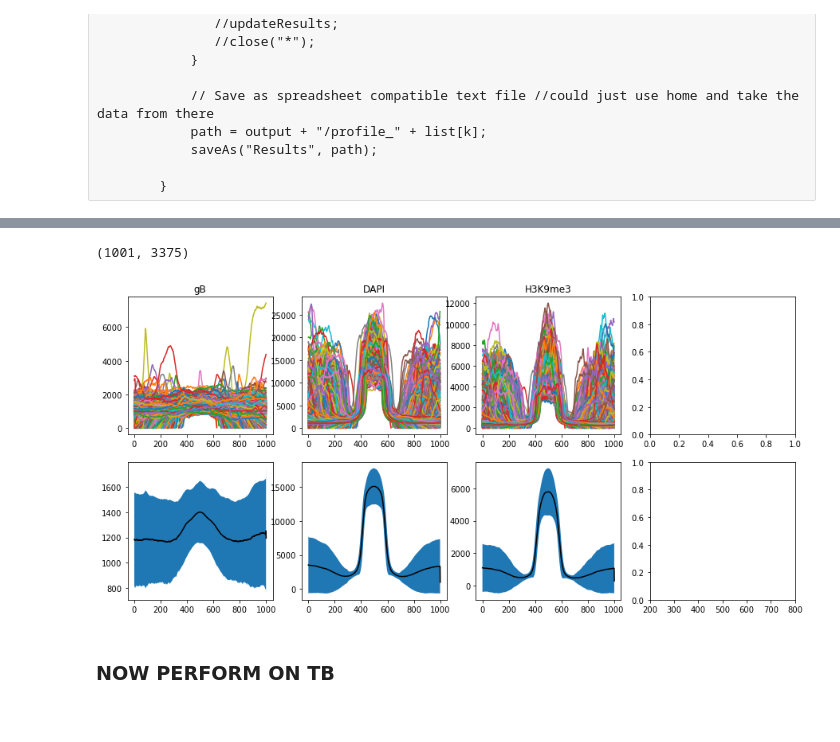
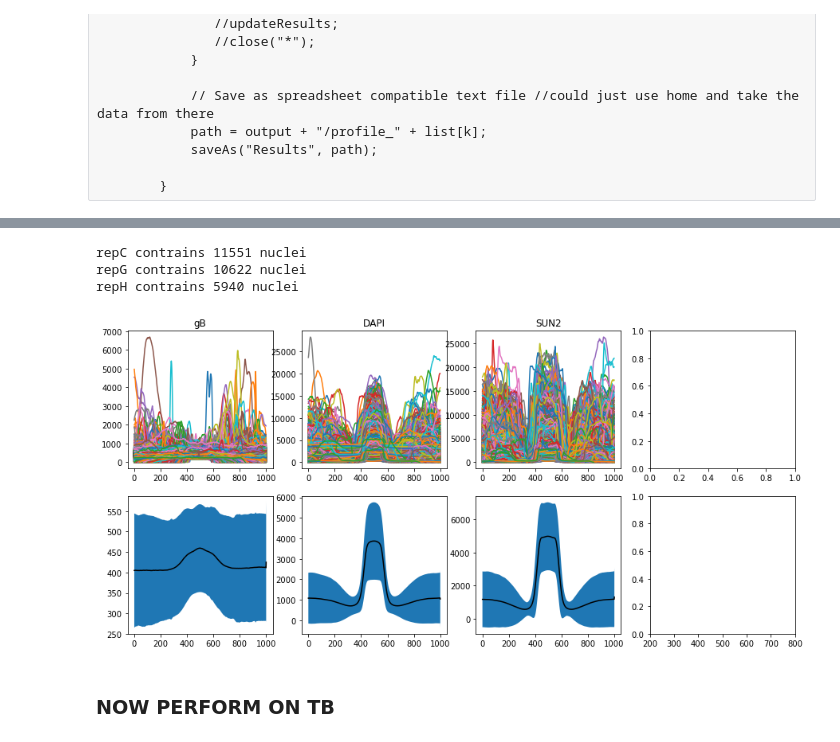
Before and after one commit to djproc/HCMV_cellclassificationCNN, a Jupyter notebook: LinescantoAnalysis.ipynb, the cells around one changed output, grey strips where cells are left out. Cells and saved outputs as stored; diff of their text form; code cells hidden in the pictures.

```diff
--- a/LinescantoAnalysis.ipynb
+++ b/LinescantoAnalysis.ipynb
@@ -33,12 +33,12 @@ G:\117\117_20190707_H3K9me3quant_repKrepL\_pipeline\v2
 # %% [markdown]
 ### Create list of files in TB_perfect folders from our training, validation and v4 high confidnece (99%) CNN sorted dataset
 # %%
-exp_var = "117_20190707_H3K9me3quant_repL_v2"
-date_var = 20190710
-time_var = "1321"
+exp_var = "137_20190805_SUN2quant_rerpCGH_v1"
+date_var = 20190817
+time_var = "1145"
 #### make this a drop down box ####
-MOCK_confidece_list = [99]
-TB_confidence_list = [99]
+MOCK_confidece_list = [99,90]
+TB_confidence_list = [99,90]
 
 MOCK_files = []
 for conf in MOCK_confidece_list:
@@ -263,9 +263,13 @@ concat_df_MOCK.head()
 # %%
-rep_val = "repL"
-concat_df_MOCK.filter(like=rep_val, axis=1).to_csv(f'{PATH}\\CNNpredictions_{date_var}_{time_var}\\{exp_var}_MOCK_LINESCANS_{rep_val}_only.csv', index=False)
-print(concat_df_MOCK.filter(like=rep_val, axis=1).shape)
+biorep_li = ["repC","repG","repH"]
+
+for biorep_val in biorep_li:
+    print(f'{biorep_val} contrains {concat_df_MOCK.filter(like=biorep_val, axis=1).shape[1]/3:.0f} nuclei')
+    concat_df_MOCK.filter(like=biorep_val, axis=1).to_csv(f'{PATH}\\CNNpredictions_{date_var}_{time_var}\\{exp_var}_RawLinescans_MOCK_{biorep_val}_only.csv', index=False)
 # %% [output]
-(1001, 3375)
+repC contrains 11551 nuclei
+repG contrains 10622 nuclei
+repH contrains 5940 nuclei
 # %%
 import pandas as pd
 import numpy as np
@@ -282,39 +286,39 @@ df_linescan_MOCK_500_C2 = df_linescan_MOCK_500.filter(regex='C2')
 df_linescan_MOCK_500_C3 = df_linescan_MOCK_500.filter(regex='C3')
 
 
-titles = ['gB', 'DAPI', 'H3K9me3']
+titles = ['gB', 'DAPI', 'SUN2']
 
 figure, ax = plt.subplots(ncols=4, nrows=2, figsize=(15,7)) #sharex=True, sharey=True)
 
 ax[0,0].set(title=titles[0])
 ax[0,0].plot(df_linescan_MOCK_500_C1)
 ax[1,0].plot(df_linescan_MOCK_500_C1.mean(axis=1),'k-')
 
 MOCK_C1_error_high = df_linescan_MOCK_500_C1.mean(axis=1) + df_linescan_MOCK_500_C1.std(axis=1)
 MOCK_C1_error_low = df_linescan_MOCK_500_C1.mean(axis=1) - df_linescan_MOCK_500_C1.std(axis=1)
 N=list(df_linescan_MOCK_500_C1.index)
 ax[1,0].fill_between(N,MOCK_C1_error_high,MOCK_C1_error_low)
 
 ax[0,1].set(title=titles[1])
 ax[0,1].plot(df_linescan_MOCK_500_C2)
 ax[1,1].plot(df_linescan_MOCK_500_C2.mean(axis=1),'k-')
 MOCK_C2_error_high = df_linescan_MOCK_500_C2.mean(axis=1) + df_linescan_MOCK_500_C2.std(axis=1)
 MOCK_C2_error_low = df_linescan_MOCK_500_C2.mean(axis=1) - df_linescan_MOCK_500_C2.std(axis=1)
 N=list(df_linescan_MOCK_500_C2.index)
 ax[1,1].fill_between(N,MOCK_C2_error_high,MOCK_C2_error_low)
 
 
 ax[0,2].set(title=titles[2])
 ax[0,2].plot(df_linescan_MOCK_500_C3)
 ax[1,2].plot(df_linescan_MOCK_500_C3.mean(axis=1),'k-')
 MOCK_C3_error_high = df_linescan_MOCK_500_C3.mean(axis=1) + df_linescan_MOCK_500_C3.std(axis=1)
 MOCK_C3_error_low = df_linescan_MOCK_500_C3.mean(axis=1) - df_linescan_MOCK_500_C3.std(axis=1)
 N=list(df_linescan_MOCK_500_C3.index)
 ax[1,2].fill_between(N,MOCK_C3_error_high,MOCK_C3_error_low)
 ax[1,3].set_xlim(200,800)
 plt.show()
 # %% [output]
-[figure, old version]
+[figure, new version]
 # %% [markdown]
 ### NOW PERFORM ON TB
 # %%
```
Also changed, not shown: parts of 64 cells of this notebook.
